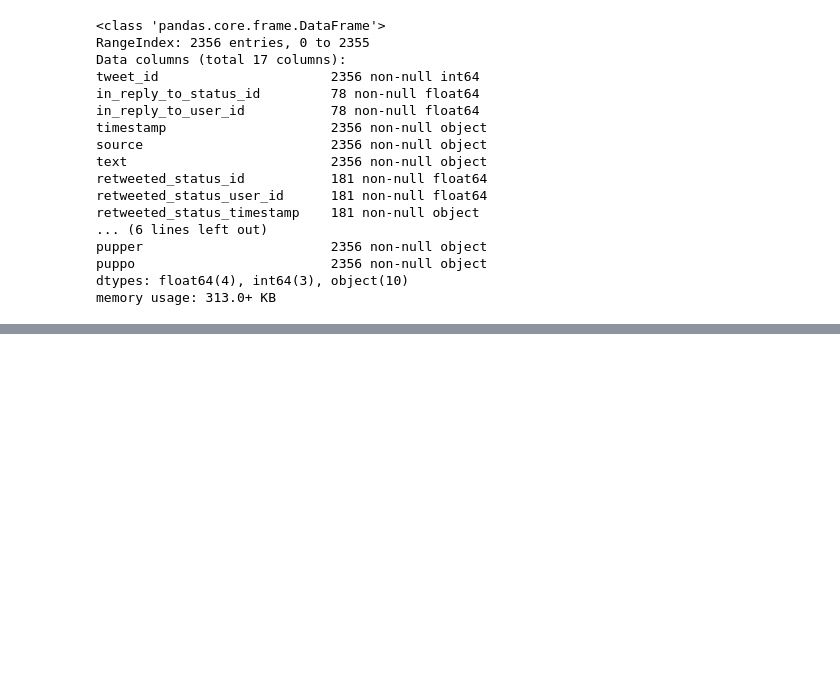
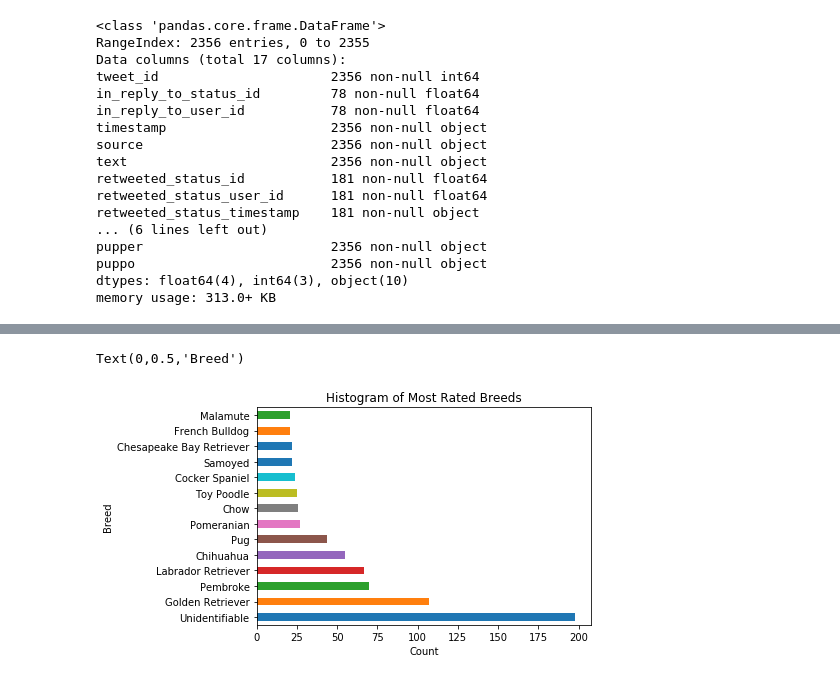
Before and after one commit to aks-mahale/Wrangle-Analyze-Twitter-Data, a Jupyter notebook: wrangle_act.ipynb, the cells around one changed output, grey strips where cells are left out. Saved outputs shown, nothing was run; the diff lists cells and outputs as text; code cells hidden in the pictures; blank space fills up the shorter version.

```diff
--- a/wrangle_act.ipynb
+++ b/wrangle_act.ipynb
@@ -136,0 +707,3 @@ image_prediction_df
+# %%
+df_tweet.loc[df_tweet.rating_denominator==7, 'rating_numerator']=0
+df_tweet.loc[df_tweet.rating_denominator==7, 'rating_denominator']=10
@@ -136,0 +809,34 @@ image_prediction_df
+# %%
+import re
+
+#List to store the extracted names
+names = []
+
+#Create a temporary column to store words from text
+df_tweet['text_split'] = df_tweet['text'].str.split()
+
+
+#Function to Extract the names of dogs from the text column
+def extract_names(row):
+
+    # 'This is Lucy'
+    if row['text'].startswith('This is ') and re.match(r'[A-Z][a-z].*', row['text_split'][2]):
+            names.append(row['text_split'][2].strip('.').strip(','))
+
+    # 'Meet Lucy'
+    elif row['text'].startswith('Meet ') and re.match(r'[A-Z][a-z].*', row['text_split'][1]):
+            names.append(row['text_split'][1].strip('.').strip(','))
+
+    # 'Say hello to Lucy'
+    elif row['text'].startswith('Say hello to ') and re.match(r'[A-Z][a-z].*', row['text_split'][3]):
+            names.append(row['text_split'][3].strip('.').strip(','))
+
+    #Store 'None' if name not found
+    else:
+        names.append('None')
+
+
+#Apply the extract_names function to data_merge
+df_tweet.apply(extract_names, axis=1)
+df_tweet.drop(['text_split'],axis=1,inplace=True)
+df_tweet['name'] = names
@@ -136,0 +1050,9 @@ image_prediction_df
+# %%
+top_breeds=df_tweet.groupby('breed').filter(lambda x: len(x) >= 20)
+top_breeds['breed'].value_counts().plot(kind = 'barh')
+plt.title('Histogram of Most Rated Breeds')
+plt.xlabel('Count')
+plt.ylabel('Breed')
+# %% [output]
+Text(0,0.5,'Breed')
+[figure, added]
```
Also changed, not shown: parts of 159 cells of this notebook, 1 other file.
